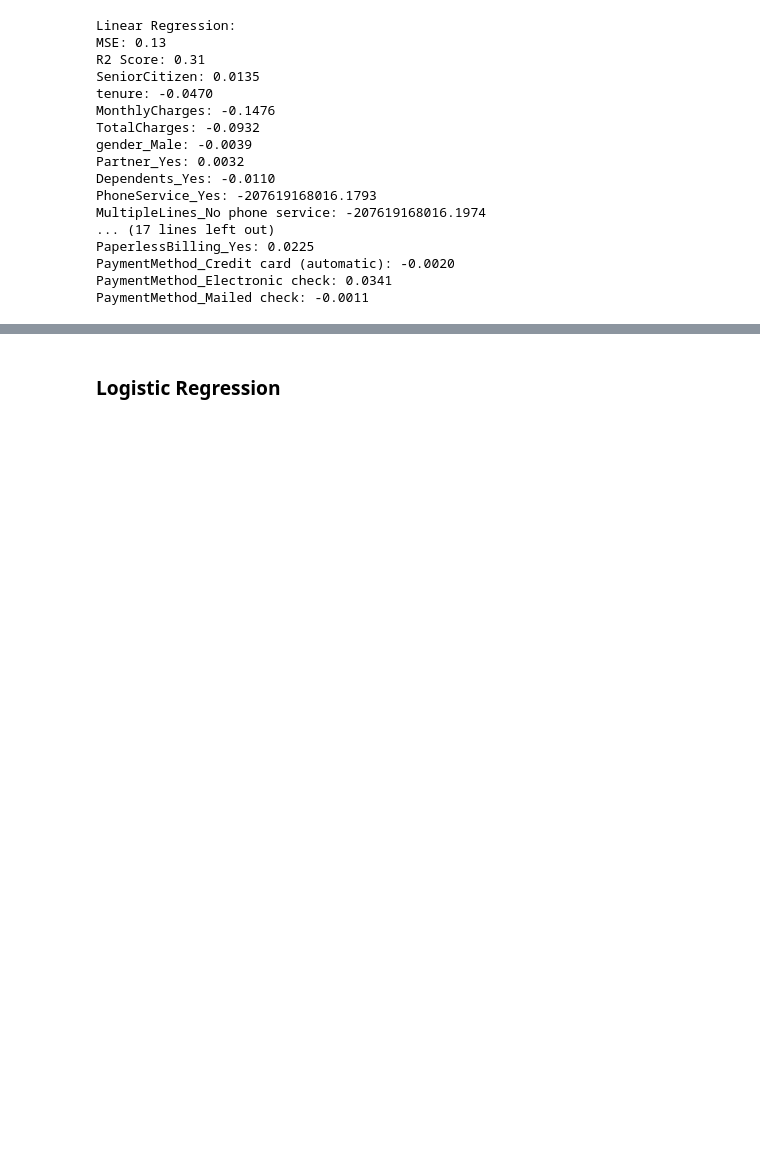
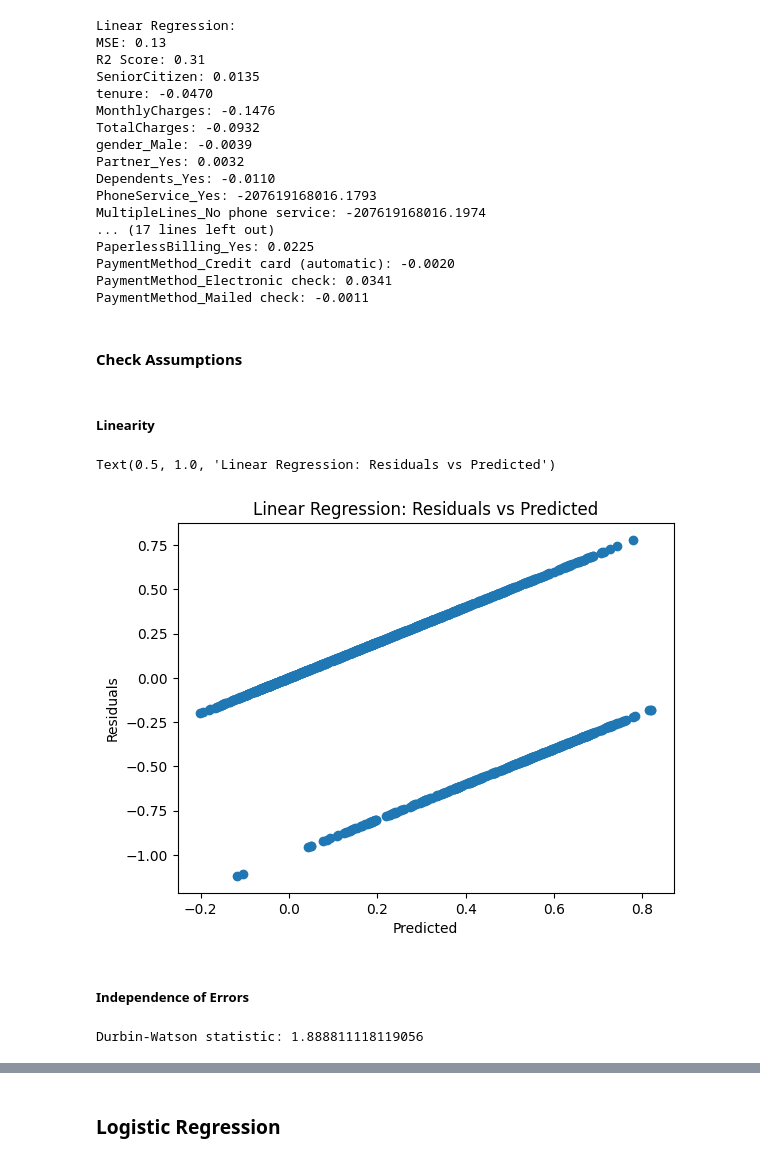
Before and after one commit to XueqingWu/Interpretable_ML, a Jupyter notebook: Interpretable_Machine_Learning_Model.ipynb, the cells around one changed output, grey strips where cells are left out. Saved outputs shown, nothing was run; the diff lists cells and outputs as text; code cells hidden in the pictures; blank space fills up the shorter version.

```diff
--- a/Interpretable_Machine_Learning_Model.ipynb
+++ b/Interpretable_Machine_Learning_Model.ipynb
@@ -237,3 +329,25 @@ PaperlessBilling_Yes: 0.0225
 PaymentMethod_Credit card (automatic): -0.0020
 PaymentMethod_Electronic check: 0.0341
 PaymentMethod_Mailed check: -0.0011
+# %% [markdown]
+#### Check Assumptions
+# %% [markdown]
+##### Linearity
+# %%
+## Check linearity assumption for Linear Regression
+plt.scatter(lr_pred, lr_pred - y_test)
+plt.xlabel("Predicted")
+plt.ylabel("Residuals")
+plt.title("Linear Regression: Residuals vs Predicted")
+# %% [output]
+Text(0.5, 1.0, 'Linear Regression: Residuals vs Predicted')
+[figure, added]
+# %% [markdown]
+##### Independence of Errors
+# %%
+from statsmodels.stats.stattools import durbin_watson
+
+dw_test = durbin_watson(lr_pred - y_test)
+print(f"Durbin-Watson statistic: {dw_test}")
+# %% [output]
+Durbin-Watson statistic: 1.888811118119056
```
Also changed, not shown: parts of 19 cells of this notebook.
